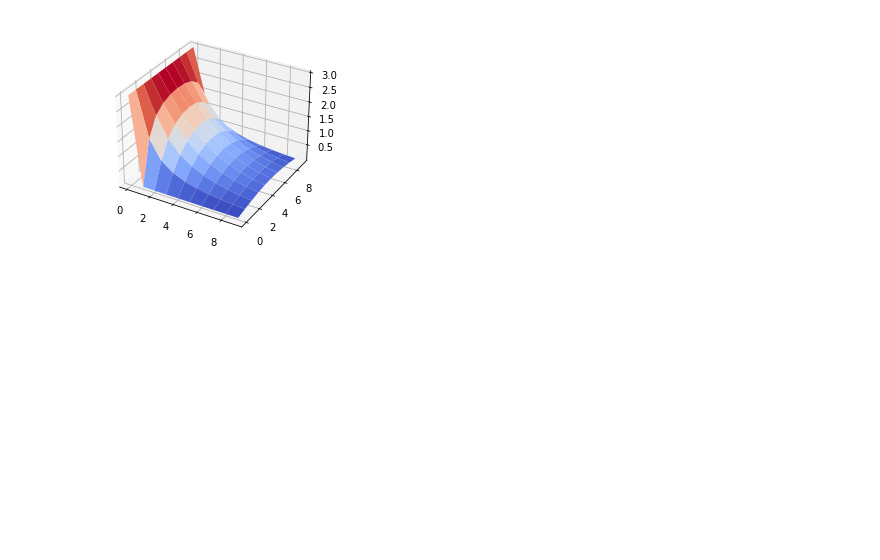
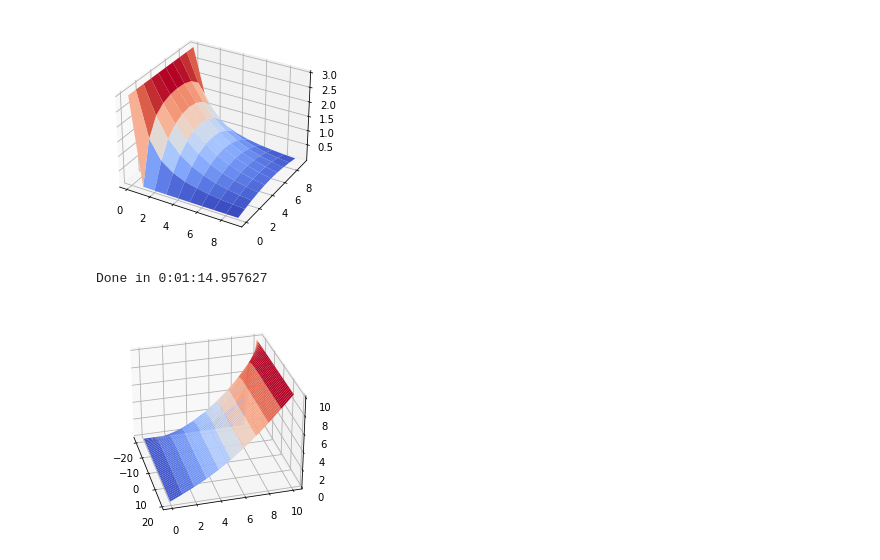
Before and after one commit to bparazin/electro-final-project, a Jupyter notebook: Relaxation.ipynb, the cells around one changed output. Saved outputs shown, nothing was run; the diff lists cells and outputs as text; code cells hidden in the pictures; blank space fills up the shorter version.

```diff
--- a/Relaxation.ipynb
+++ b/Relaxation.ipynb
@@ -212,3 +192,14 @@ Z = test_func(X,Y)
 surf = ax.plot_surface(X, Y, Z, cmap="coolwarm")
 # %% [output]
 [figure]
+# %%
+test2 = init_space(None, None ,(0, lambda x,z: 0), (10, lambda x,y: 10), None, None, x_interval = lambda x: np.exp(abs(x)/500), z_interval = lambda z: np.exp(abs(z)/500))
+t1 = dt.datetime.now()
+result2 = relax_space(test2, 100)
+print("Done in " + str(dt.datetime.now() - t1))
+# %% [output]
+Done in 0:01:14.957627
+# %%
+space_plot(result2, True, True, 91, angle = -15, x_min = 70, x_max = 110)
+# %% [output]
+[figure, added]
```
Also changed, not shown: parts of 6 cells of this notebook.
